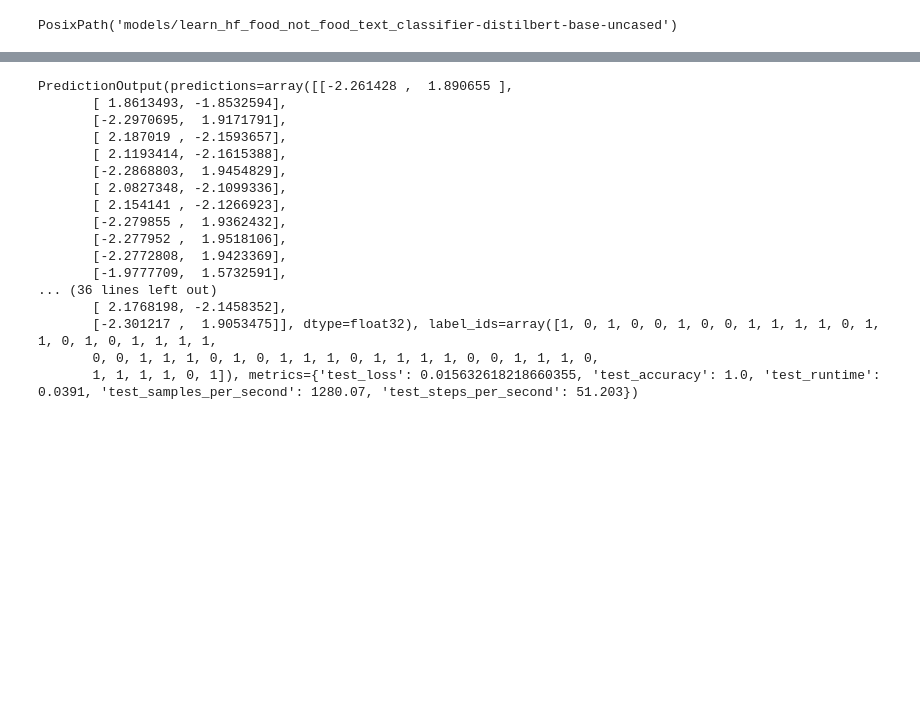
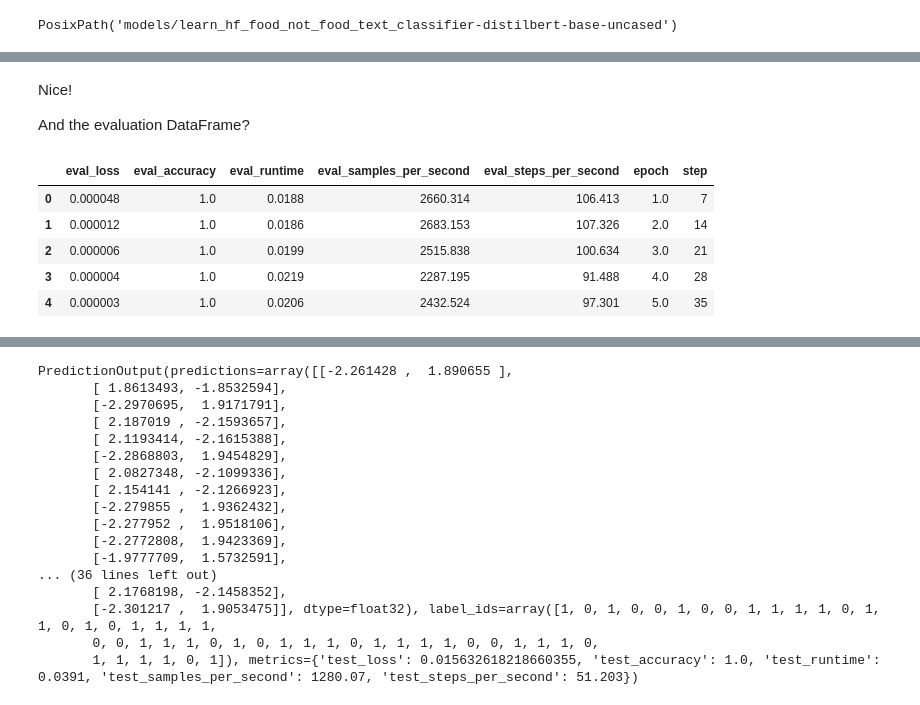
Before and after one commit to mrdbourke/learn-huggingface, a Jupyter notebook: notebooks/hugging_face_text_classification_tutorial.ipynb, the cells around one changed output, grey strips where cells are left out. Cells and saved outputs as stored; diff of their text form; code cells hidden in the pictures; blank space fills up the shorter version.

```diff
--- a/notebooks/hugging_face_text_classification_tutorial.ipynb
+++ b/notebooks/hugging_face_text_classification_tutorial.ipynb
@@ -1393,0 +1282,12 @@ See the model here saved for later: https://huggingface.co/mrdbourke/learn_hf_fo
+# %%
+from transformers import Trainer
+
+# Setup Trainer
+trainer = Trainer(
+    model=model,
+    args=training_args,
+    train_dataset=tokenized_dataset["train"],
+    eval_dataset=tokenized_dataset["test"],
+    tokenizer=tokenizer, # Pass tokenizer to the Trainer for dynamic padding (padding as the training happens) (see "data_collator" in the Trainer docs)
+    compute_metrics=compute_accuracy
+)
@@ -1393,0 +1492,13 @@ See the model here saved for later: https://huggingface.co/mrdbourke/learn_hf_fo
+# %% [markdown]
+Nice!
+
+And the evaluation DataFrame?
+# %%
+trainer_history_eval_df.head()
+# %% [output]
+|  | eval_loss | eval_accuracy | eval_runtime | eval_samples_per_second | eval_steps_per_second | epoch | step |
+| 0 | 0.000048 | 1.0 | 0.0188 | 2660.314 | 106.413 | 1.0 | 7 |
+| 1 | 0.000012 | 1.0 | 0.0186 | 2683.153 | 107.326 | 2.0 | 14 |
+| 2 | 0.000006 | 1.0 | 0.0199 | 2515.838 | 100.634 | 3.0 | 21 |
+| 3 | 0.000004 | 1.0 | 0.0219 | 2287.195 | 91.488 | 4.0 | 28 |
+| 4 | 0.000003 | 1.0 | 0.0206 | 2432.524 | 97.301 | 5.0 | 35 |
```
Also changed, not shown: parts of 49 cells of this notebook, 6 other files.
